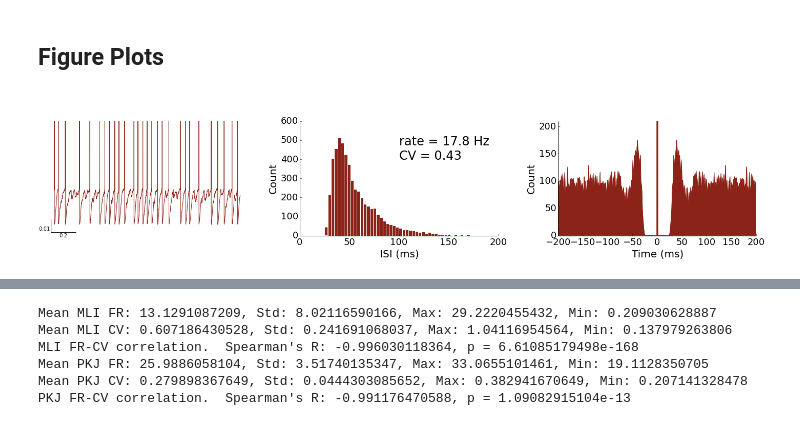
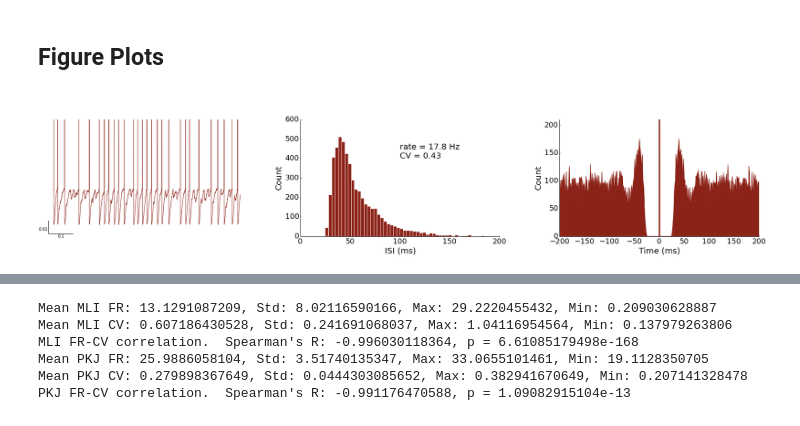
Before and after one commit to blennon/research, a Jupyter notebook: neuron_models/notebooks/MLI_PKJ_ISI2.ipynb, the cells around one changed output, grey strips where cells are left out. Cells and saved outputs as stored; diff of their text form; code cells hidden in the pictures.

```diff
--- a/neuron_models/notebooks/MLI_PKJ_ISI2.ipynb
+++ b/neuron_models/notebooks/MLI_PKJ_ISI2.ipynb
@@ -112,39 +115,49 @@ if save_results:
     save_synapses(S_PKJ_MLI, 'S_PKJ_MLI', syn_dir)
 # %% [markdown]
 <h2>Figure Plots<h2>
+# %%
+load_monitors = True
+if load_monitors:
+    in_dir = '/home/bill/shared_folder/research/paper #1/monitors/'
+    MS_MLI = cPickle.load(open(in_dir+'MS_MLI.pkl'))
+    MV_MLI = cPickle.load(open(in_dir+'MV_MLI.pkl'))
+    MS_PKJ = cPickle.load(open(in_dir+'MS_PKJ.pkl'))
+    MV_PKJ = cPickle.load(open(in_dir+'MV_PKJ.pkl'))
 # %%
 ind, mean_fr, isi_cv, err = find_closest_match_neuron(MS_MLI, 15., .40)
 
 # Plot ISI
-fig = figure(figsize=(25,4), dpi=600)
+fig = figure(figsize=(25,5))
 ax = fig.add_subplot(131)
 MV_MLI.insert_spikes(MS_MLI)
 ax.plot(MV_MLI.times[:6000],(MV_MLI.values[ind,:6000]), color='#8C2318')
 xlim([-.1,1.5])
 add_scalebar(ax)
 ax.spines['top'].set_visible(False)
 ax.spines['right'].set_visible(False)
 ax.spines['left'].set_visible(False)
 ax.spines['bottom'].set_visible(False)
 
 ax = fig.add_subplot(132)
 plot_neuron_ISI_histogram(MS_MLI, ind, ax, xytext=(100,400),nbins=80, color='#8C2318', edgecolor='w')
 xlim([0,200])
 simpleaxis(ax)
 tick_params(labelsize=18)
 xlabel('ISI (ms)', fontsize=20)
 ylabel('Count', fontsize=20)
 
 # Plot spike autocorrelation
 ax = fig.add_subplot(133)
 plot_spike_correlogram(MS_MLI.spiketimes[ind],MS_MLI.spiketimes[ind], bin=1*ms, width=200*ms,ax=ax, color='#8C2318')
 simpleaxis(ax)
 tick_params(labelsize=18)
 
+tight_layout()
 fig.subplots_adjust(wspace=.3)
-#fig.savefig('/media/Data/research/paper #1/MLI_net_color.png')
+fig.savefig('/home/bill/shared_folder/research/paper #1/MLI_net_color.tiff',dpi=600*6.93/25)
+fig.savefig('/home/bill/shared_folder/research/paper #1/MLI_net_color.png',dpi=600*6.93/25)
 # %% [output]
-[figure, old version]
+[figure, new version]
 # %%
 ind, mean_fr, isi_cv, err = find_closest_match_neuron(MS_MLI, 15., .40)
 
```
Also changed, not shown: parts of 7 cells of this notebook, 4 other files.
